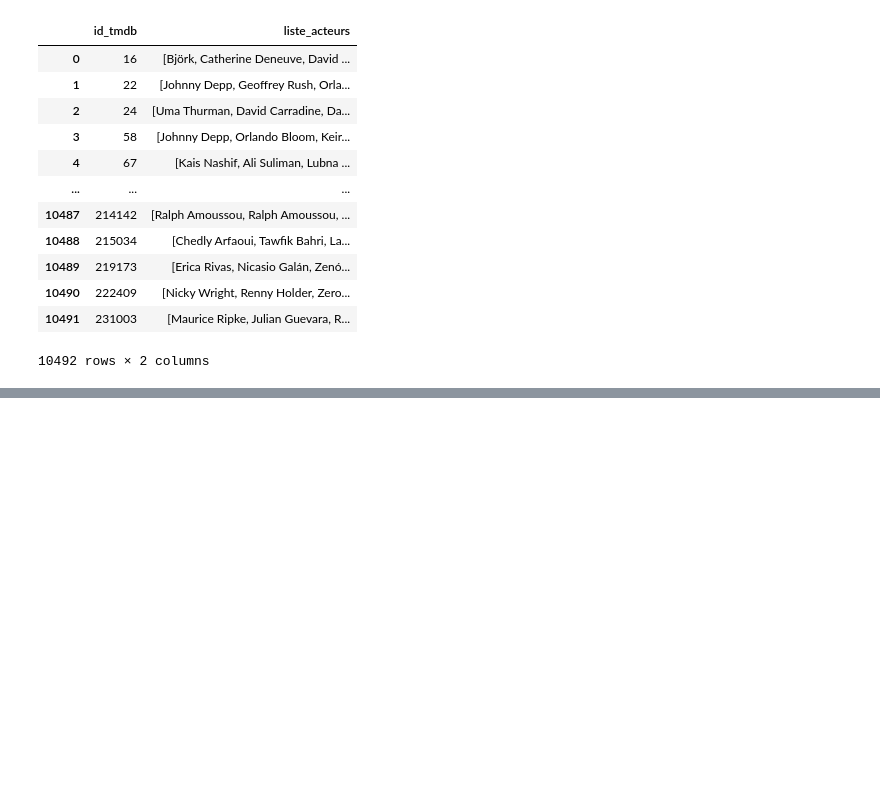
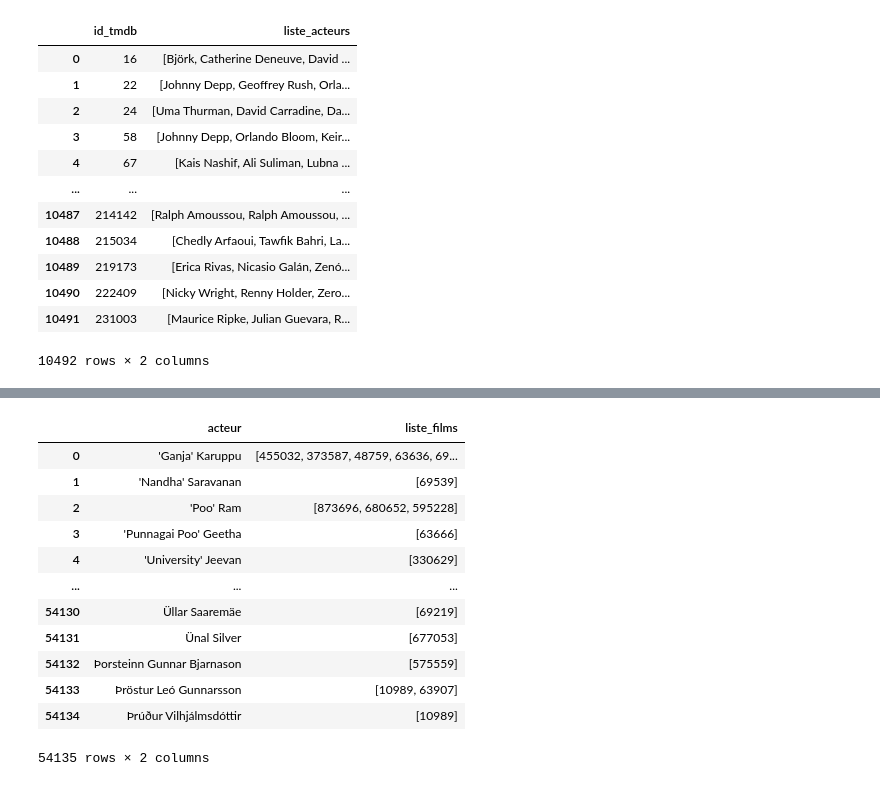
Before and after one commit to Cynthia-OK/CreuseLlywood, a Jupyter notebook: statistiques.ipynb, the cells around one changed output, grey strips where cells are left out. Saved outputs shown, nothing was run; the diff lists cells and outputs as text; code cells hidden in the pictures; blank space fills up the shorter version.

```diff
--- a/statistiques.ipynb
+++ b/statistiques.ipynb
@@ -894,0 +928,23 @@ df_films_liste_acteurs.to_csv('./donnees/stat/df_films_liste_acteurs.csv', sep="
+# %%
+df_acteurs_liste_films = (
+    films_personnes_acteur.groupby('primaryName')['id_tmdb']
+    .apply(list)
+    .reset_index()
+    .rename(columns={'primaryName': 'acteur', 'id_tmdb': 'liste_films'})
+)
+
+df_acteurs_liste_films
+# %% [output]
+|  | acteur | liste_films |
+| 0 | 'Ganja' Karuppu | [455032, 373587, 48759, 63636, 69... |
+| 1 | 'Nandha' Saravanan | [69539] |
+| 2 | 'Poo' Ram | [873696, 680652, 595228] |
+| 3 | 'Punnagai Poo' Geetha | [63666] |
+| 4 | 'University' Jeevan | [330629] |
+| ... | ... | ... |
+| 54130 | Üllar Saaremäe | [69219] |
+| 54131 | Ünal Silver | [677053] |
+| 54132 | Þorsteinn Gunnar Bjarnason | [575559] |
+| 54133 | Þröstur Leó Gunnarsson | [10989, 63907] |
+| 54134 | Þrúður Vilhjálmsdóttir | [10989] |
+54135 rows × 2 columns
```
Also changed, not shown: parts of 4 cells of this notebook.
